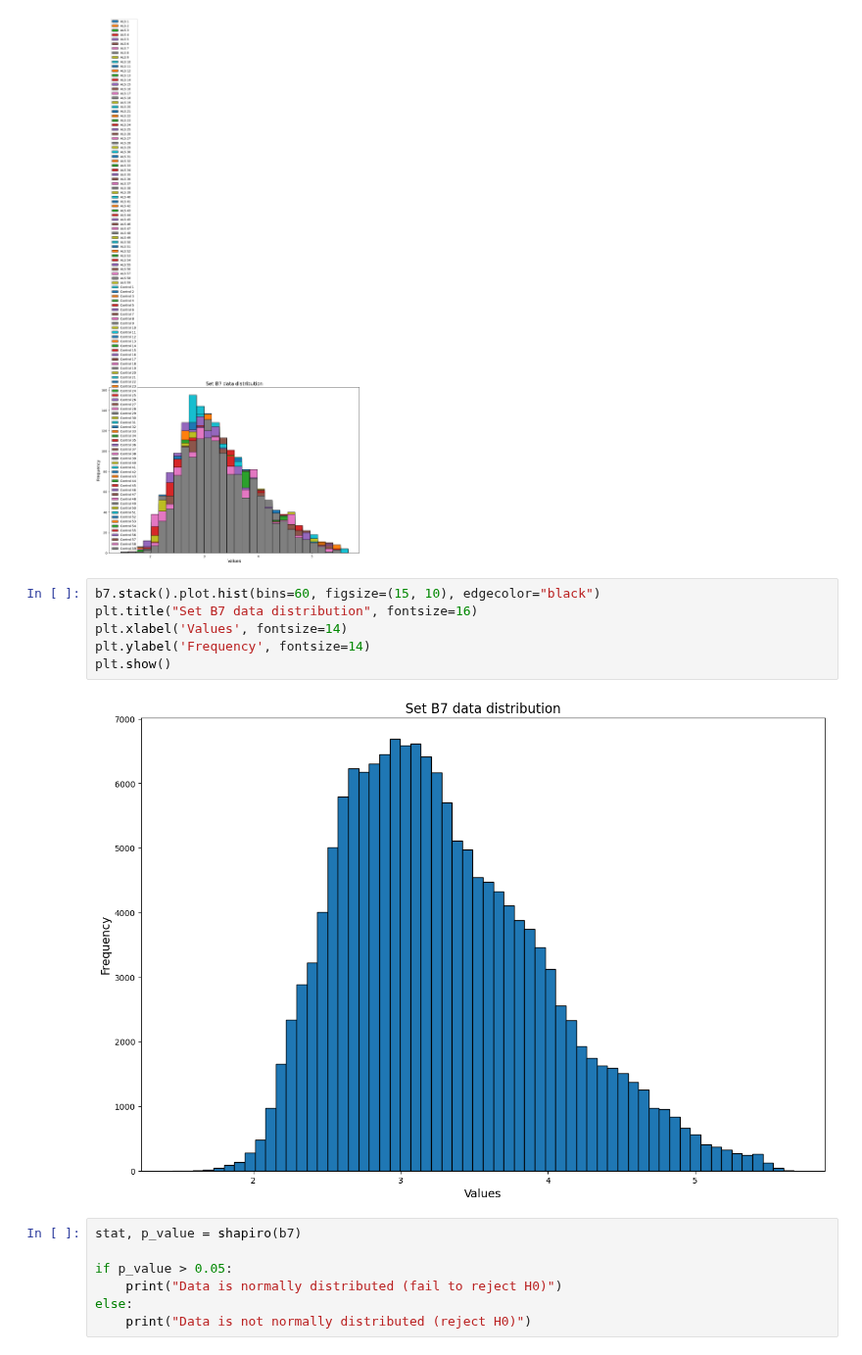
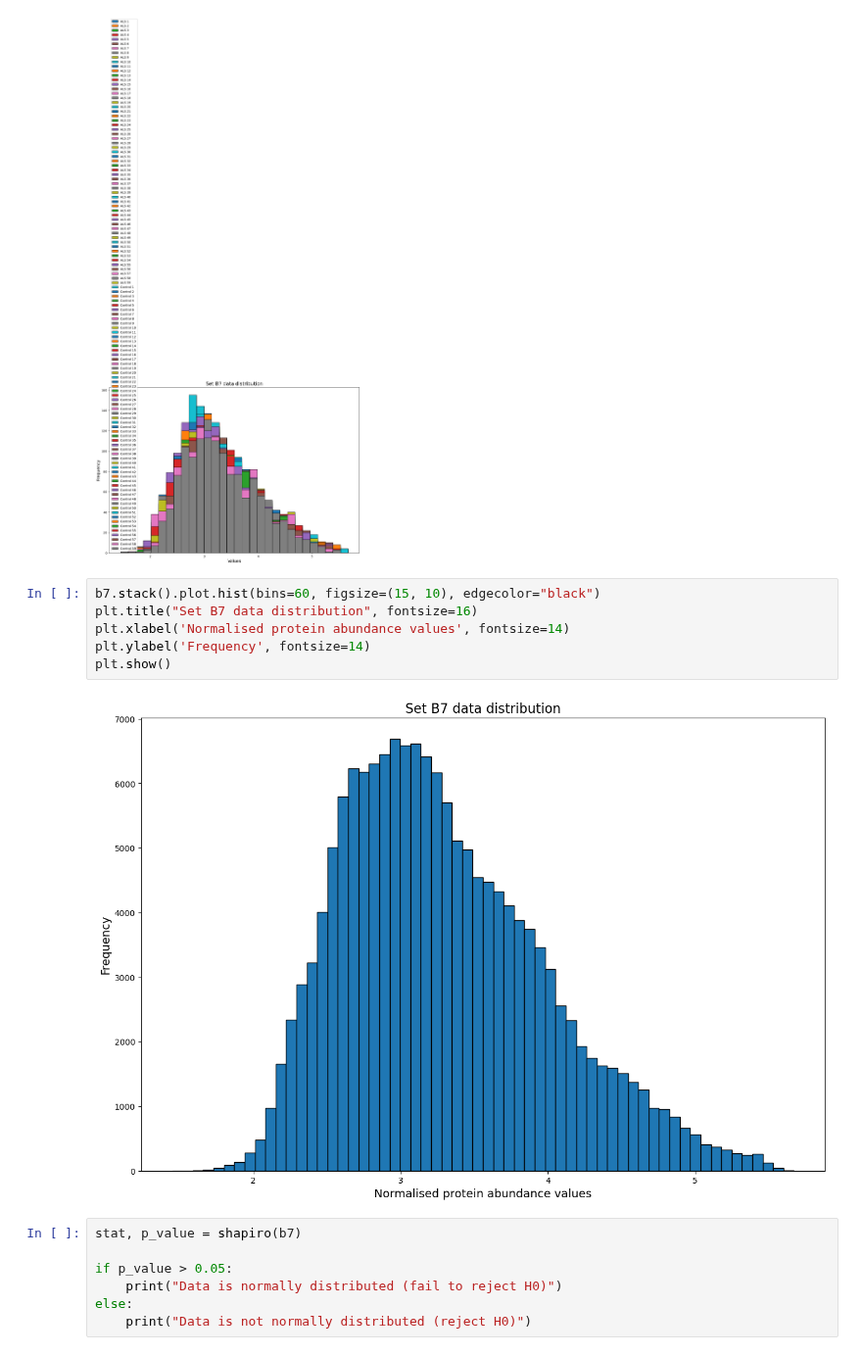
Before and after one commit to YoanaBobeva/PhD-Scripts, a Jupyter notebook: Distribution all datasets.ipynb, the cells around one changed output. Shown at 98% size. Drawn from its saved outputs; the diff is of its cells as text.

```diff
--- a/Distribution all datasets.ipynb
+++ b/Distribution all datasets.ipynb
@@ -176,11 +216,11 @@ plt.show()
 # %%
 b7.stack().plot.hist(bins=60, figsize=(15, 10), edgecolor="black")
 plt.title("Set B7 data distribution", fontsize=16)
-plt.xlabel('Values', fontsize=14)
+plt.xlabel('Normalised protein abundance values', fontsize=14)
 plt.ylabel('Frequency', fontsize=14)
 plt.show()
 # %% [output]
-[figure, old version]
+[figure, new version]
 # %%
 stat, p_value = shapiro(b7)
 
```
Also changed, not shown: parts of 13 cells of this notebook.
